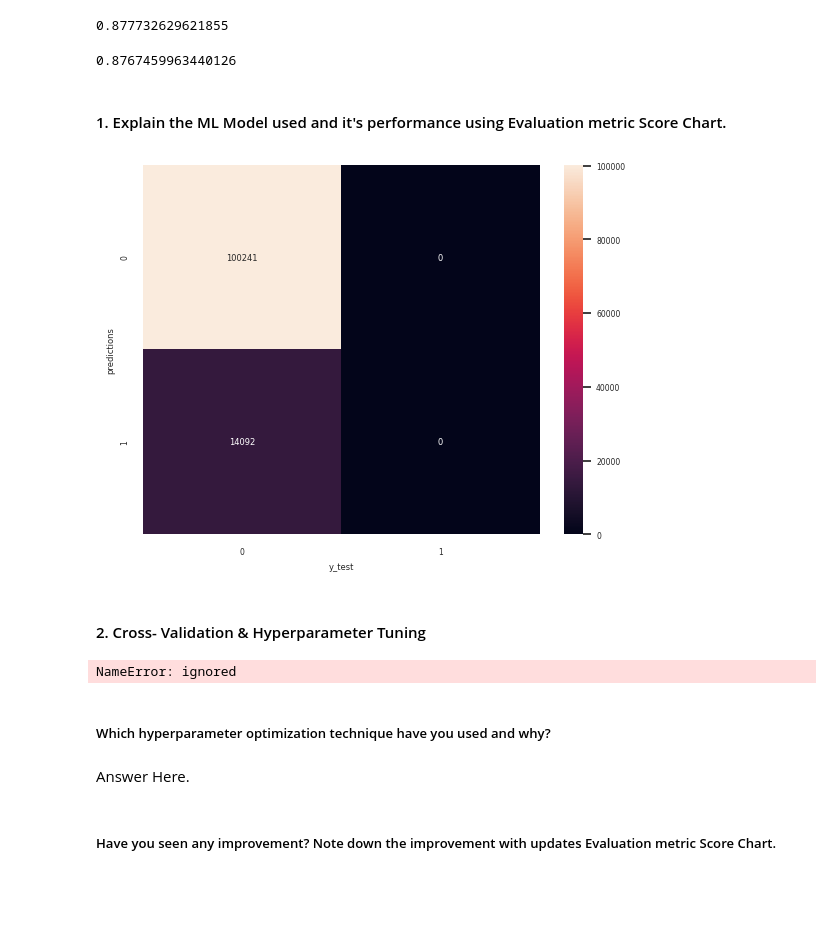
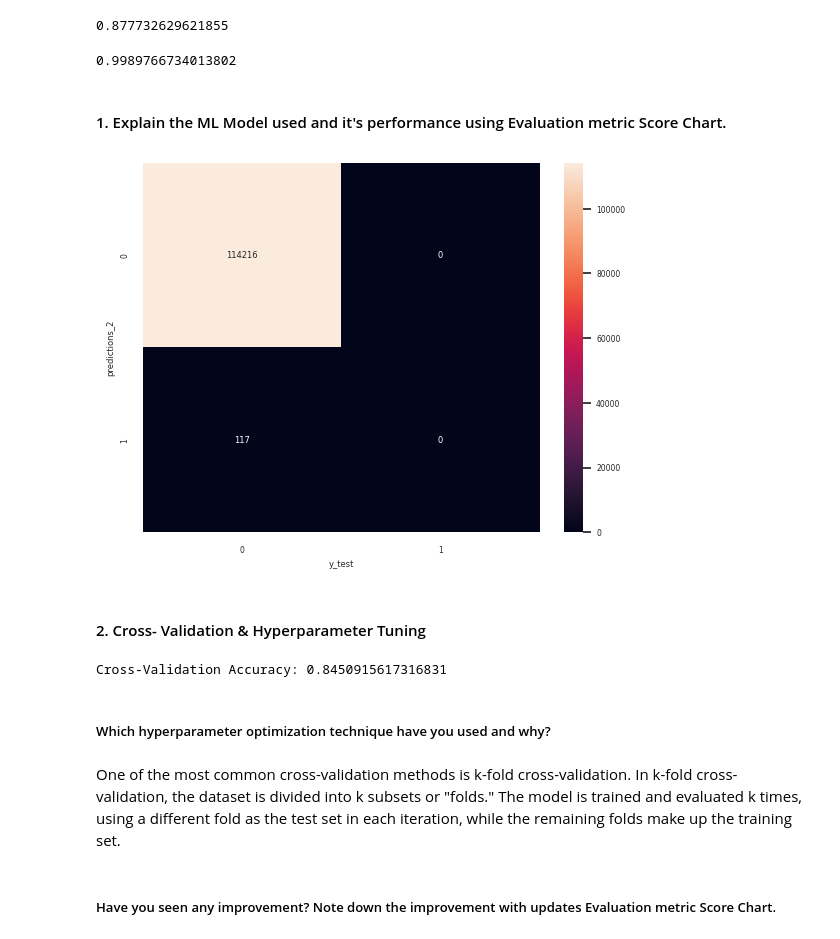
Before and after one commit to seema329/EDA, a Jupyter notebook: health_insurance_cross_sell_prediction.ipynb, the cells around one changed output. Drawn from its saved outputs; the diff is of its cells as text; code cells hidden in the pictures; blank space fills up the shorter version.

```diff
--- a/health_insurance_cross_sell_prediction.ipynb
+++ b/health_insurance_cross_sell_prediction.ipynb
@@ -1248,7 +1248,7 @@ print("Best Hyperparameters:", best_params)
 
 # Make predictions on the test set using the best model
 best_model = grid_search.best_estimator_
-y_pred = best_model.predict(x_test)
+y_test = best_model.predict(x_test)
 # %% [output]
 Best Hyperparameters: {'criterion': 'entropy', 'max_depth': 10, 'min_samples_leaf': 4, 'min_samples_split': 2}
 # %%
@@ -1366,52 +1367,48 @@ rf.score(x_train , y_train)
 # %% [output]
 0.877732629621855
 # %%
-predictions = rf.predict(x_test)
+predictions_2 = rf.predict(x_test)
 rf.score(x_test , y_test)
 # %% [output]
-0.8767459963440126
+0.9989766734013802
 # %% [markdown]
 #### 1. Explain the ML Model used and it's performance using Evaluation metric Score Chart.
 # %%
 # Visualizing evaluation Metric Score chart
 import seaborn as sns
 import matplotlib.pyplot as plt
 from sklearn.metrics import confusion_matrix
 
-cm = confusion_matrix(y_test, predictions)
+cm = confusion_matrix(y_test, predictions_2)
 sns.heatmap(cm, annot=True, fmt="d")
 plt.xlabel("y_test")
-plt.ylabel("predictions")
+plt.ylabel("predictions_2")
 plt.show()
 # %% [output]
-[figure, old version]
+[figure, new version]
 # %% [markdown]
 #### 2. Cross- Validation & Hyperparameter Tuning
 # %%
 # ML Model - 3 Implementation with hyperparameter optimization techniques (i.e., GridSearch CV, RandomSearch CV, Bayesian Optimization etc.)
+from sklearn.model_selection import cross_val_predict
 from sklearn.ensemble import RandomForestClassifier
-from sklearn.model_selection import cross_val_score
-
+import numpy as np
 
 # Create a Random Forest classifier
-clf = RandomForestClassifier(random_state=42)  # You can specify other hyperparameters here
+clf = RandomForestClassifier(random_state=42)
 
-# Perform 5-fold cross-validation
-scores = cross_val_score(clf, x, y, cv=5, scoring='accuracy')
+# Perform cross-validation prediction
+predicted = cross_val_predict(clf, x, y, cv=20)  # 20-fold cross-validation
 
-# Print the cross-validation scores
-print("Cross-Validation Scores:", scores)
-
-# Calculate and print the mean and standard deviation of the scores
-mean_score = scores.mean()
-std_score = scores.std()
-print("Mean Accuracy:", mean_score)
-print("Standard Deviation:", std_score)
+# Compare predicted values to actual labels
+accuracy = np.mean(predicted == y)
+print(f"Cross-Validation Accuracy: {accuracy}")
 # %% [output]
-NameError: ignored
+Cross-Validation Accuracy: 0.8450915617316831
 # %% [markdown]
 ##### Which hyperparameter optimization technique have you used and why?
-# %% [markdown]
-Answer Here.
+# %% [markdown]
+One of the most common cross-validation methods is k-fold cross-validation.
+In k-fold cross-validation, the dataset is divided into k subsets or "folds." The model is trained and evaluated k times, using a different fold as the test set in each iteration, while the remaining folds make up the training set.
 # %% [markdown]
 ##### Have you seen any improvement? Note down the improvement with updates Evaluation metric Score Chart.
```
Also changed, not shown: parts of 21 cells of this notebook.
